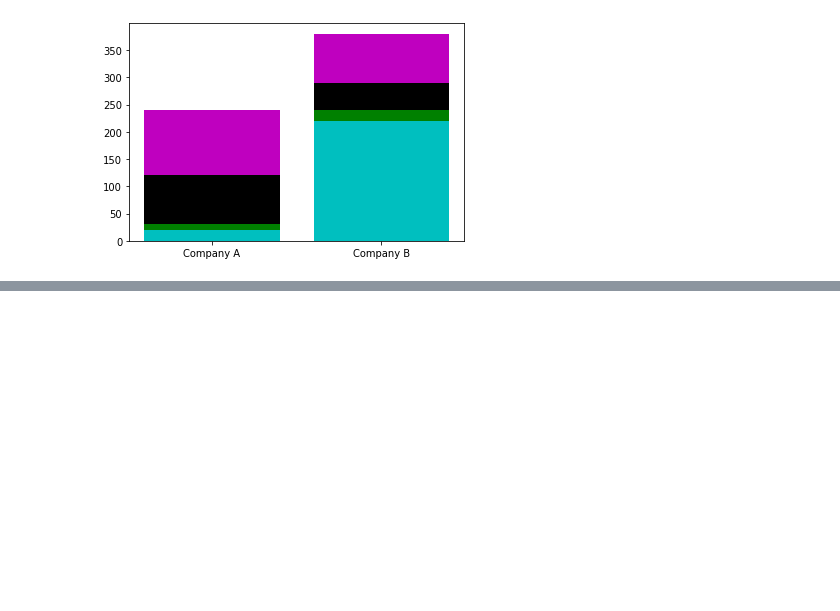
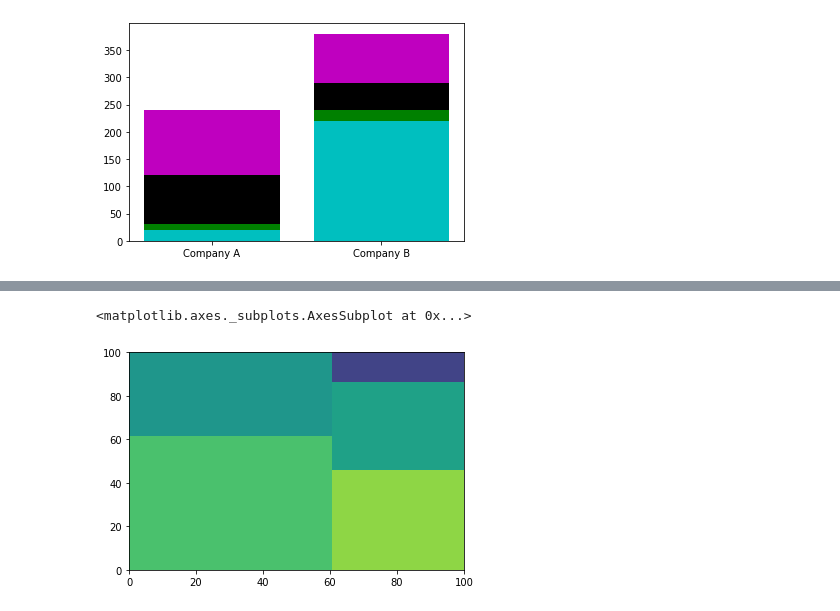
Before and after one commit to MuBuBaamm/python_dataviz, a Jupyter notebook: Visualize Data Comparison.ipynb, the cells around one changed output, grey strips where cells are left out. Saved outputs shown, nothing was run; the diff lists cells and outputs as text; code cells hidden in the pictures; blank space fills up the shorter version.

```diff
--- a/Visualize Data Comparison.ipynb
+++ b/Visualize Data Comparison.ipynb
@@ -118,0 +159,7 @@ plt.bar([1, 2], saledata.iloc[:,3], bottom = saledata.iloc[:,0]+saledata.iloc[:,
+# %%
+volume = [350, 220, 170, 150, 50]
+# %%
+squarify.plot(sizes=volume)
+# %% [output]
+<matplotlib.axes._subplots.AxesSubplot at 0x...>
+[figure, added]
```
Also changed, not shown: parts of 40 cells of this notebook.
